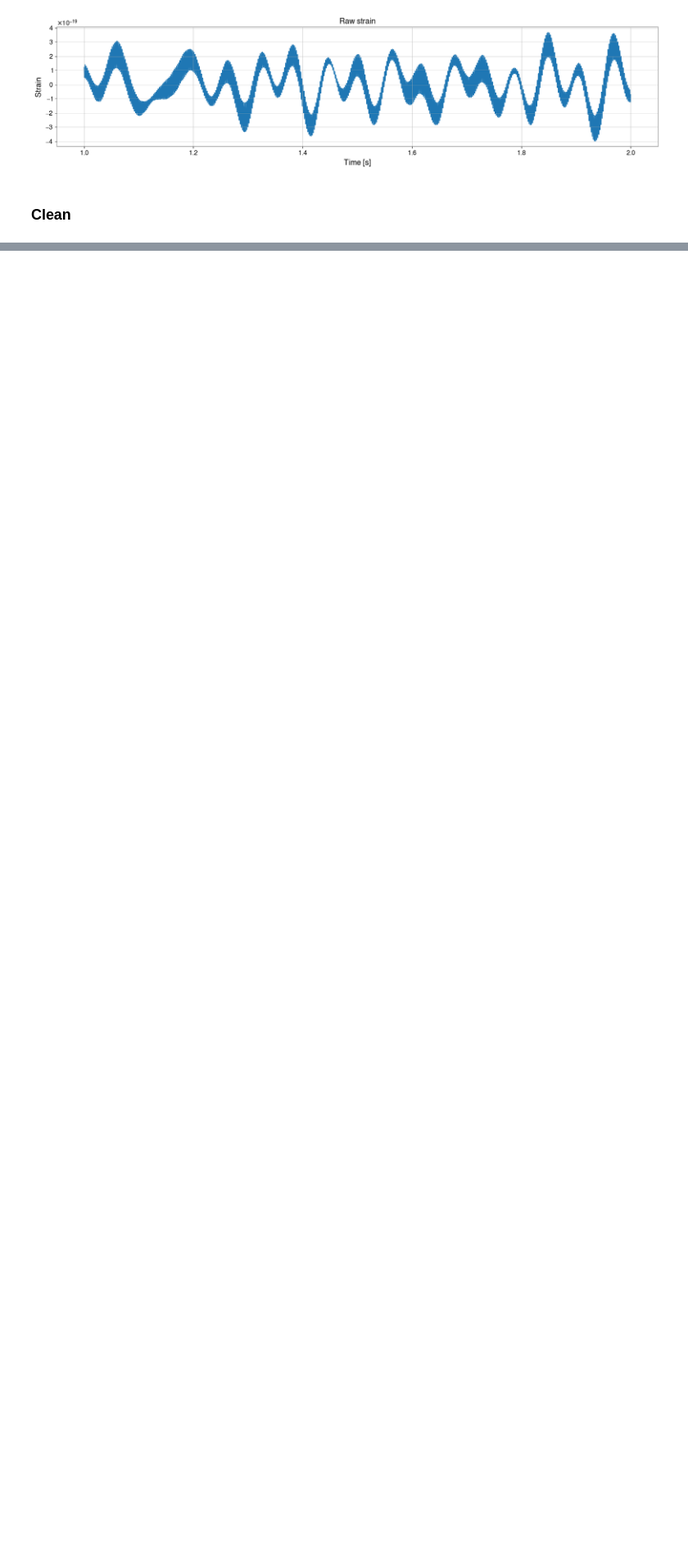
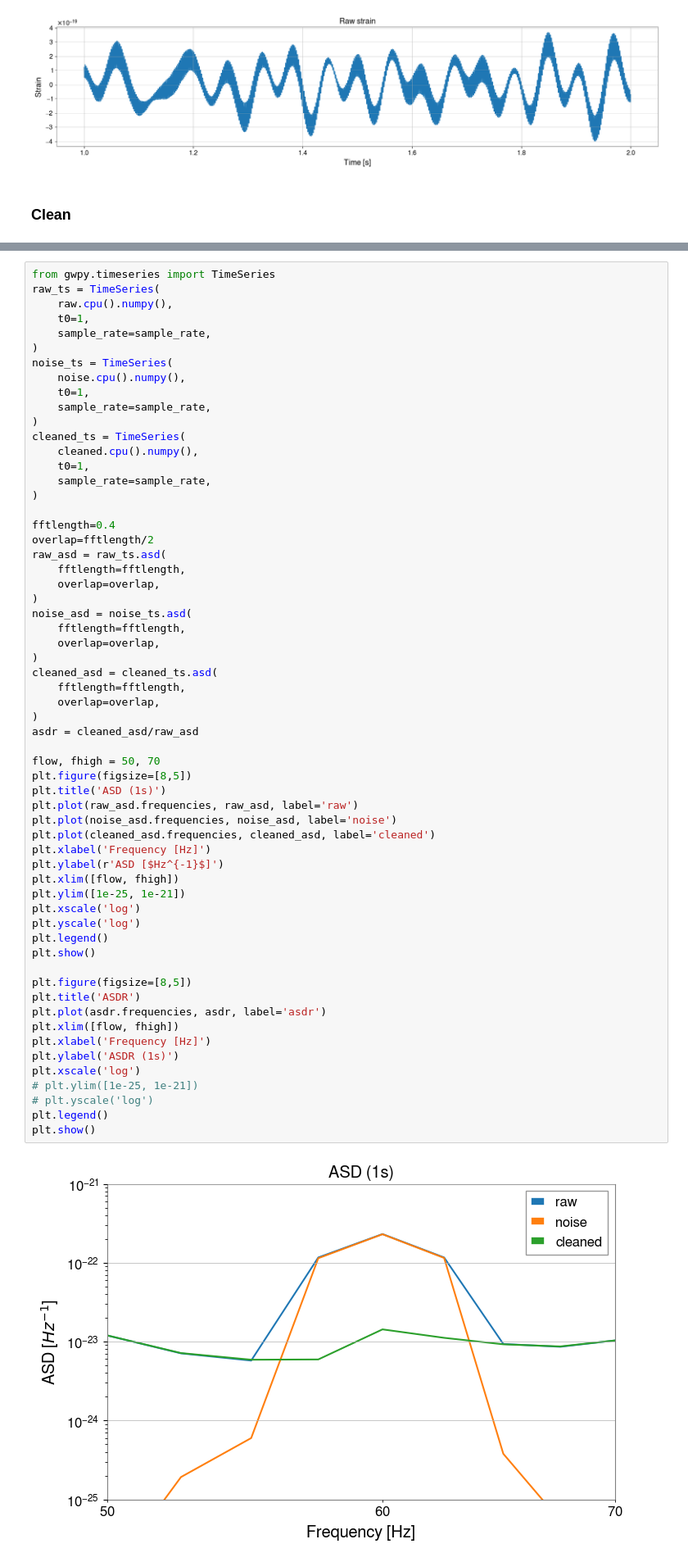
Before and after one commit to saleem-muhammed/deepcleanv2, a Jupyter notebook: projects/clean/online-clean.ipynb, the cells around one changed output, grey strips where cells are left out. Shown at 82% size. Drawn from its saved outputs; the diff is of its cells as text; blank space fills up the shorter version.

Commit message:
Add ASDR check in /projects/clean/online-clean.ipynb

```diff
--- a/projects/clean/online-clean.ipynb
+++ b/projects/clean/online-clean.ipynb
@@ -331,0 +340,62 @@ plt.show()
+# %%
+from gwpy.timeseries import TimeSeries
+raw_ts = TimeSeries(
+    raw.cpu().numpy(),
+    t0=1,
+    sample_rate=sample_rate,
+)
+noise_ts = TimeSeries(
+    noise.cpu().numpy(),
+    t0=1,
+    sample_rate=sample_rate,
+)
+cleaned_ts = TimeSeries(
+    cleaned.cpu().numpy(),
+    t0=1,
+    sample_rate=sample_rate,
+)
+
+fftlength=0.4
+overlap=fftlength/2
+raw_asd = raw_ts.asd(
+    fftlength=fftlength,
+    overlap=overlap,
+)
+noise_asd = noise_ts.asd(
+    fftlength=fftlength,
+    overlap=overlap,
+)
+cleaned_asd = cleaned_ts.asd(
+    fftlength=fftlength,
+    overlap=overlap,
+)
+asdr = cleaned_asd/raw_asd
+
+flow, fhigh = 50, 70
+plt.figure(figsize=[8,5])
+plt.title('ASD (1s)')
+plt.plot(raw_asd.frequencies, raw_asd, label='raw')
+plt.plot(noise_asd.frequencies, noise_asd, label='noise')
+plt.plot(cleaned_asd.frequencies, cleaned_asd, label='cleaned')
+plt.xlabel('Frequency [Hz]')
+plt.ylabel(r'ASD [$Hz^{-1}$]')
+plt.xlim([flow, fhigh])
+plt.ylim([1e-25, 1e-21])
+plt.xscale('log')
+plt.yscale('log')
+plt.legend()
+plt.show()
+
+plt.figure(figsize=[8,5])
+plt.title('ASDR')
+plt.plot(asdr.frequencies, asdr, label='asdr')
+plt.xlim([flow, fhigh])
+plt.xlabel('Frequency [Hz]')
+plt.ylabel('ASDR (1s)')
+plt.xscale('log')
+# plt.ylim([1e-25, 1e-21])
+# plt.yscale('log')
+plt.legend()
+plt.show()
+# %% [output]
+[figure, added]
```
Also changed, not shown: parts of 4 cells of this notebook.
